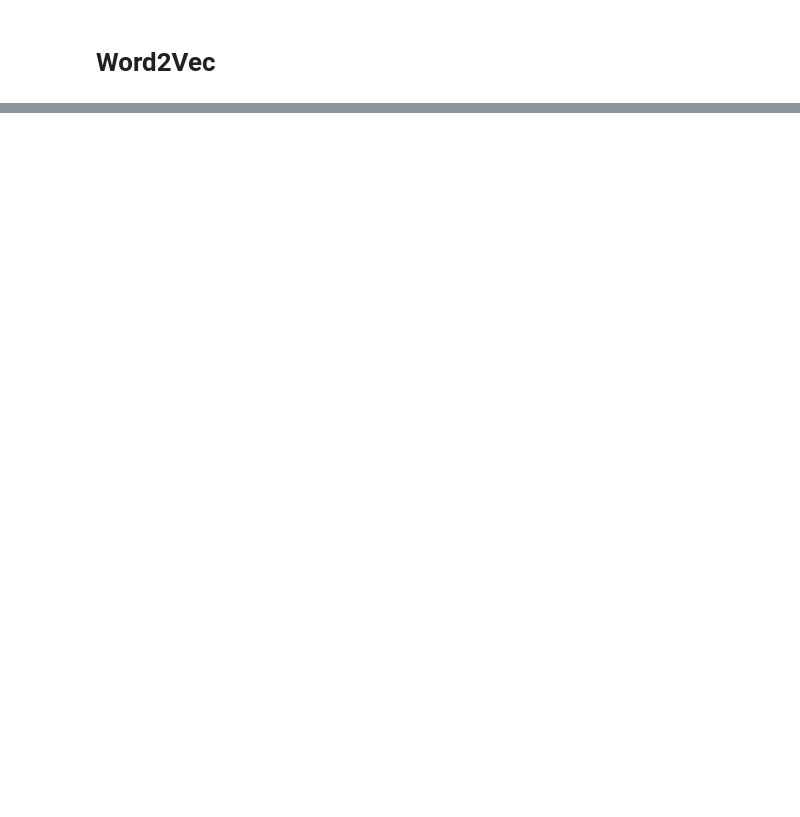
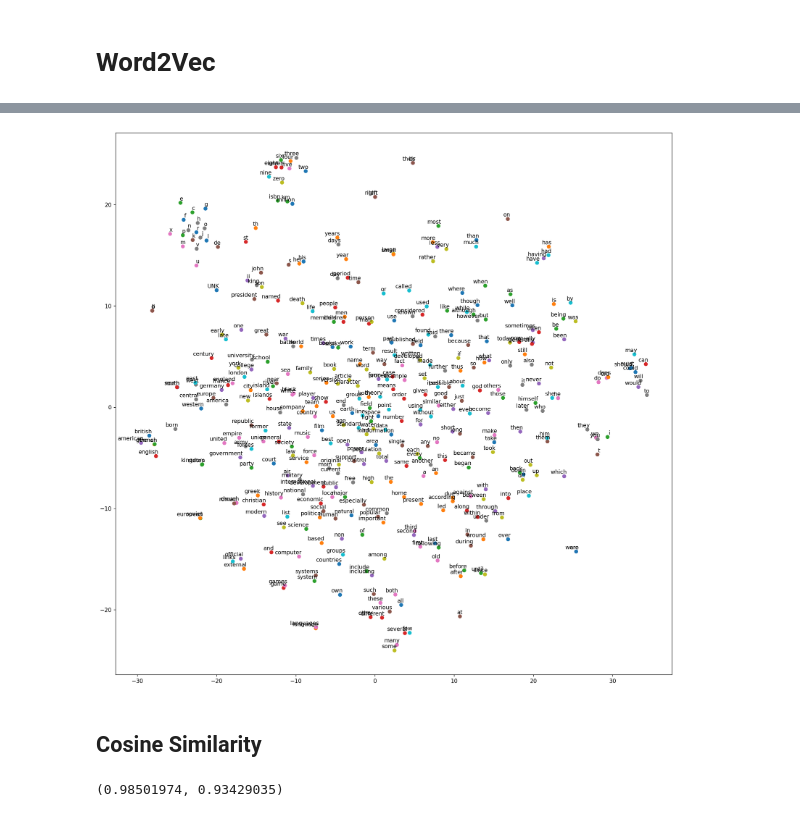
Before and after one commit to chengche6230/Deep-Learning-Course, a Jupyter notebook: Lab11/Lab11_lecture.ipynb, the cells around one changed output, grey strips where cells are left out. Saved outputs shown, nothing was run; the diff lists cells and outputs as text; code cells hidden in the pictures; blank space fills up the shorter version.

```diff
--- a/Lab11/Lab11_lecture.ipynb
+++ b/Lab11/Lab11_lecture.ipynb
@@ -73,0 +323,30 @@ vocabulary[:5]
+# %%
+# get embedding matrxi from model weights. > word2vec.weights[0]
+embedding_matrix = word2vec.weights[0]
+# %%
+def plot_with_labels(low_dim_embs, labels):
+    assert low_dim_embs.shape[0] >= len(labels), 'More labels than embeddings'
+    plt.figure(figsize=(18, 18), dpi=150)  # in inches
+    for i, label in enumerate(labels):
+        x, y = low_dim_embs[i, :]
+        plt.scatter(x, y)
+        plt.annotate(
+            label,
+            xy=(x, y),
+            xytext=(5, 2),
+            textcoords='offset points',
+            ha='right',
+            va='bottom')
+# %%
+from sklearn.manifold import TSNE
+
+tsne = TSNE(perplexity=30, n_components=2, init='pca', n_iter=5000, method='exact', learning_rate='auto')
+plot_only = 400
+final_embeddings = embedding_matrix
+low_dim_embs = tsne.fit_transform(final_embeddings[:plot_only, :])
+labels = [id_to_word[i] for i in range(plot_only)]
+plot_with_labels(low_dim_embs, labels)
+# %% [output]
+[figure, added]
+# %% [markdown]
+## Cosine Similarity
@@ -73,0 +365,4 @@ vocabulary[:5]
+# %%
+cos_sim('cat', 'dog'), cos_sim('man', 'woman')
+# %% [output]
+(0.98501974, 0.93429035)
```
Also changed, not shown: parts of 24 cells of this notebook.
